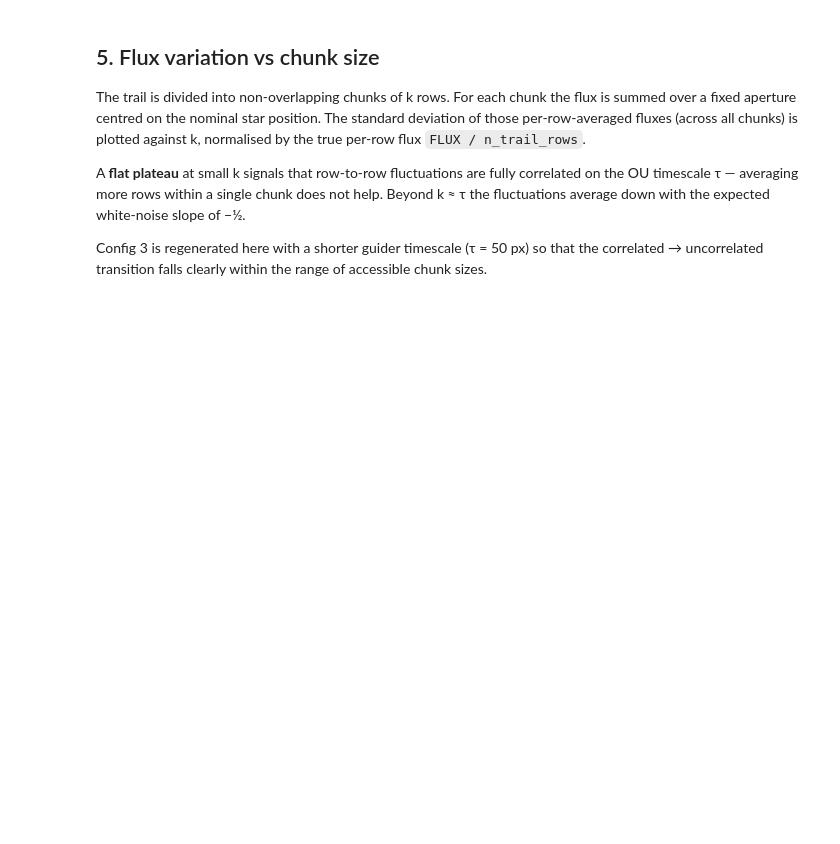
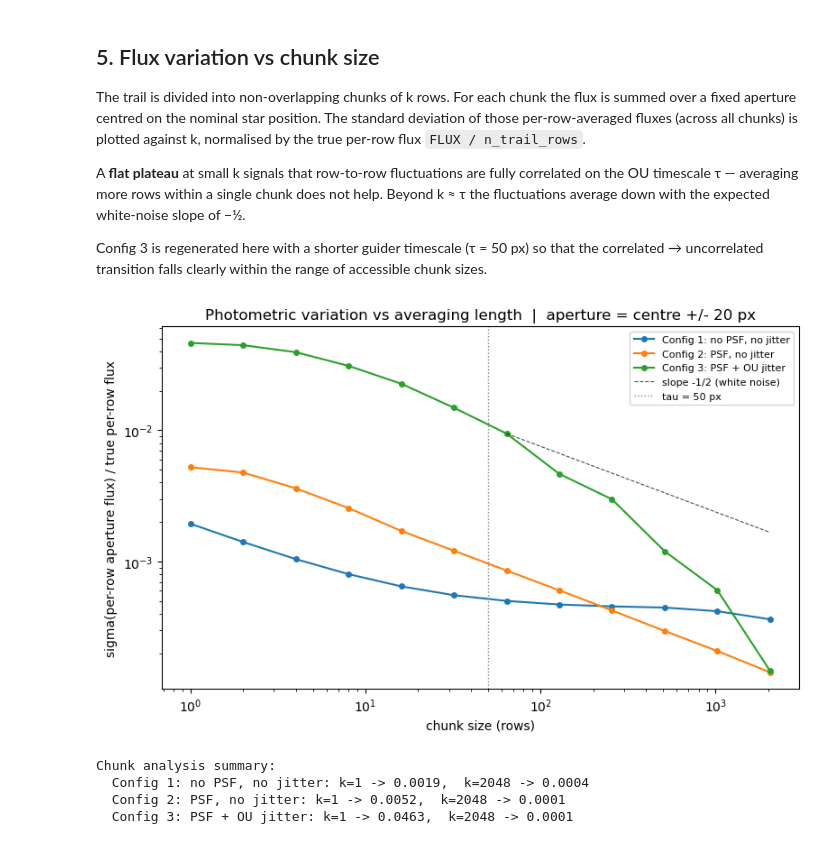
Before and after one commit to kadrlica/startrail, a Jupyter notebook: notebooks/02_single_star_trail.ipynb, the cells around one changed output. Saved outputs shown, nothing was run; the diff lists cells and outputs as text; code cells hidden in the pictures; blank space fills up the shorter version.

```diff
--- a/notebooks/02_single_star_trail.ipynb
+++ b/notebooks/02_single_star_trail.ipynb
@@ -25,28 +26,37 @@ CY     = 5_000.0         # star y position (row centre)
 LENGTH = 9_800.0         # trail length in pixels (fills almost the full detector)
 FWHM   = 3.0             # PSF FWHM in pixels
 FLUX   = 1e8             # total trail flux (counts)
-TAU    = 500.0           # OU guider timescale (pixels along trail)
-JITTER = 1.5             # steady-state jitter RMS (pixels)
+TAU    = 50.0            # OU guider timescale (pixels along trail)
+JITTER = 0.5             # steady-state jitter RMS (pixels)
 SEED   = 42
 
+# Single-star table (no sky or read noise — Poisson photon noise only)
+def make_single(fwhm, jitter_sigma=0.0, tau=None, seed=None):
+    star = Table({
+        'x':      [CX],
+        'y':      [CY],
+        'angle':  [0.0],
+        'length': [LENGTH],
+        'flux':   [FLUX],
+    })
+    return make_image(SHAPE, star, fwhm=fwhm,
+                      sky_level=0, read_noise=0, bias=0,
+                      jitter_sigma=jitter_sigma, tau=tau, seed=seed)
+
 # Config 1: no PSF (sub-pixel FWHM ≈ delta function), no jitter
-trail_1 = make_trail(SHAPE, CX, CY, angle=0.0, length=LENGTH,
-                     fwhm=0.5, flux=FLUX)
+trail_1 = make_single(fwhm=0.5, seed=SEED)
 
 # Config 2: PSF, no jitter
-trail_2 = make_trail(SHAPE, CX, CY, angle=0.0, length=LENGTH,
-                     fwhm=FWHM, flux=FLUX)
+trail_2 = make_single(fwhm=FWHM, seed=SEED)
 
 # Config 3: PSF, OU jitter
-trail_3 = make_trail(SHAPE, CX, CY, angle=0.0, length=LENGTH,
-                     fwhm=FWHM, flux=FLUX,
-                     jitter_sigma=JITTER, tau=TAU, seed=SEED)
+trail_3 = make_single(fwhm=FWHM, jitter_sigma=JITTER, tau=TAU, seed=SEED)
 
 trails = [trail_1, trail_2, trail_3]
 labels = [
     'Config 1\nNo PSF, no jitter',
     'Config 2\nPSF, no jitter',
-    f'Config 3\nPSF + OU jitter\n(σ={JITTER} px, τ={TAU:.0f} px)',
+    f'Config 3\nPSF + OU jitter\n(\u03c3={JITTER} px, \u03c4={TAU:.0f} px)',
 ]
 print('Trails generated.')
 for t, lbl in zip(trails, labels):
@@ -173,13 +198,8 @@ Config 3 is regenerated here with a shorter guider timescale (τ = 50 px) so
 that the correlated → uncorrelated transition falls clearly within the range of
 accessible chunk sizes.
 # %%
-APERTURE_HALF_WIDTH = 2   # +/-px around nominal centre
-TAU_ANALYSIS = 50.0       # shorter tau so the correlated->uncorrelated break is visible
-
-trail_3_analysis = make_trail(
-    SHAPE, CX, CY, 0.0, LENGTH, fwhm=FWHM, flux=FLUX,
-    jitter_sigma=JITTER, tau=TAU_ANALYSIS, seed=SEED,
-)
+TAU_ANALYSIS = TAU
+APERTURE_HALF_WIDTH = 20   # +/-px around nominal centre
 
 row_start = int(CY - LENGTH / 2)
 row_end   = int(CY + LENGTH / 2)
@@ -193,8 +213,8 @@ c1 = int(CX) + APERTURE_HALF_WIDTH + 1
 configs_analysis = {
     'Config 1: no PSF, no jitter': trail_1,
     'Config 2: PSF, no jitter':    trail_2,
+    'Config 3: PSF + OU jitter':   trail_3,
 }
-configs_analysis[f'Config 3: PSF + OU jitter (tau={TAU_ANALYSIS:.0f} px)'] = trail_3_analysis
 
 rel_stds = {}
 for label, trail in configs_analysis.items():
@@ -210,31 +230,37 @@ for label, trail in configs_analysis.items():
         rel_std = (chunk_flux / k).std() / true_per_row
         stds.append(rel_std)
     rel_stds[label] = np.array(stds)
 
-c3_key = f'Config 3: PSF + OU jitter (tau={TAU_ANALYSIS:.0f} px)'
+c3_key = f'Config 3: PSF + OU jitter'
 k_trans_idx = np.searchsorted(chunk_sizes, TAU_ANALYSIS)
 ref_level = rel_stds[c3_key][k_trans_idx]
 k_ref = chunk_sizes[k_trans_idx:]
 
 fig, ax = plt.subplots(figsize=(8, 5))
 for label, stds in rel_stds.items():
     valid = ~np.isnan(stds)
     ax.loglog(chunk_sizes[valid], stds[valid], 'o-', ms=4, label=label)
 ax.loglog(k_ref, ref_level * np.sqrt(chunk_sizes[k_trans_idx] / k_ref),
           'k--', lw=0.8, alpha=0.7, label='slope -1/2 (white noise)')
 ax.axvline(TAU_ANALYSIS, color='gray', lw=1, ls=':', label=f'tau = {TAU_ANALYSIS:.0f} px')
 ax.set_xlabel('chunk size (rows)')
 ax.set_ylabel('sigma(per-row aperture flux) / true per-row flux')
 ax.set_title('Photometric variation vs averaging length'
              f'  |  aperture = centre +/- {APERTURE_HALF_WIDTH} px')
 ax.legend(fontsize=8)
 plt.tight_layout()
 plt.savefig('../plots/02_chunk_analysis.png', dpi=120)
 plt.show()
 
 print('Chunk analysis summary:')
 for label, stds in rel_stds.items():
     valid = ~np.isnan(stds)
     ks = chunk_sizes[valid]
     ss = stds[valid]
     print(f'  {label}: k=1 -> {ss[0]:.4f},  k={ks[-1]} -> {ss[-1]:.4f}')
+# %% [output]
+[figure, added]
+Chunk analysis summary:
+  Config 1: no PSF, no jitter: k=1 -> 0.0019,  k=2048 -> 0.0004
+  Config 2: PSF, no jitter: k=1 -> 0.0052,  k=2048 -> 0.0001
+  Config 3: PSF + OU jitter: k=1 -> 0.0463,  k=2048 -> 0.0001
```
Also changed, not shown: parts of 6 cells of this notebook.
